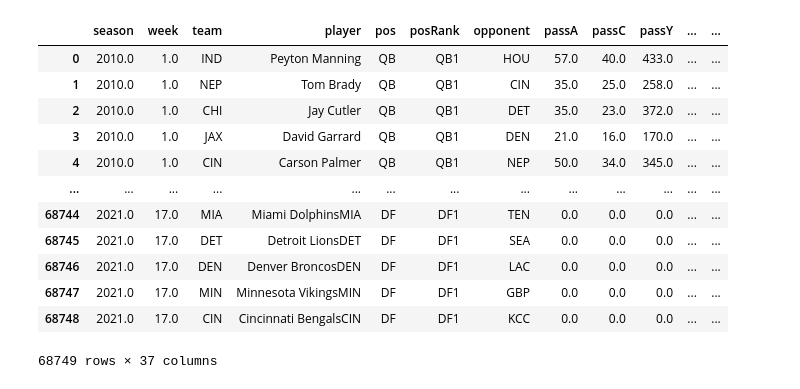
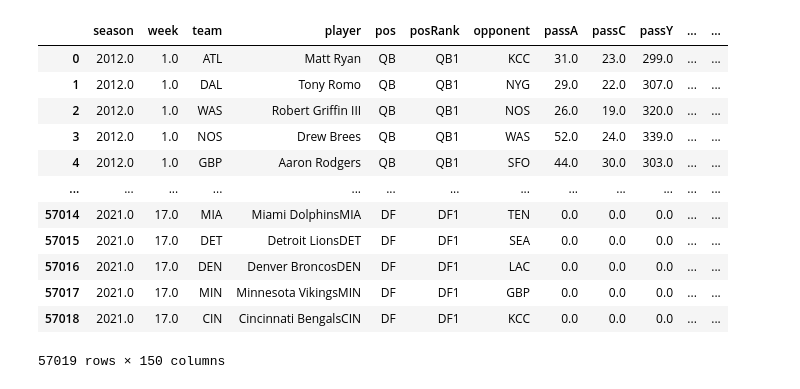
Before and after one commit to travisdharry/FantasyFootballPredictions, a Jupyter notebook: cleaning.ipynb, the cells around one changed output. Drawn from its saved outputs; the diff is of its cells as text; code cells hidden in the pictures.

```diff
--- a/cleaning.ipynb
+++ b/cleaning.ipynb
@@ -37,19 +97,27 @@ currentSeason_df = df.copy()
 #Create summary dfs for each season
 seasonsPrior1_df = df.copy()
 seasonsPrior1_df['season'] = seasonsPrior1_df['season'] + 1
-seasonsPrior1 = seasonsPrior1_df.groupby(['season', 'team', 'player']).mean()
-seasonsPrior1['gamesPlayed'] = seasonsPrior1_df.groupby(['season', 'team', 'player'])['week'].count()
+seasonsPrior1 = seasonsPrior1_df.groupby(['season', 'player']).mean()
+seasonsPrior1['gamesPlayed'] = seasonsPrior1_df.groupby(['season', 'player'])['week'].count()
 seasonsPrior1.drop(columns='week')
 seasonsPrior1.drop(columns='week', inplace=True)
 gamesPlayedCol = seasonsPrior1.pop('gamesPlayed')
 seasonsPrior1.insert(0, 'gamesPlayed', gamesPlayedCol)
+# Rename all columns in seasonsPrior1
+colList = [(x + "_prior1") for x in list(seasonsPrior1.columns)]
+seasonsPrior1.columns = colList
+seasonsPrior1
 
 # Create summary dfs for combined two seasons before
 seasonsPrior2_df = df.copy()
 seasonsPrior2_df['season'] = seasonsPrior2_df['season'] + 2
 seasonsPrior2_df = pd.concat([seasonsPrior1_df, seasonsPrior2_df], axis=0, ignore_index=True)
-seasonsPrior2 = seasonsPrior2_df.groupby(['season', 'team', 'player']).mean()
-seasonsPrior2['gamesPlayed'] = seasonsPrior2_df.groupby(['season', 'team', 'player'])['week'].count()
+seasonsPrior2 = seasonsPrior2_df.groupby(['season', 'player']).mean()
+seasonsPrior2['gamesPlayed'] = seasonsPrior2_df.groupby(['season', 'player'])['week'].count()
 seasonsPrior2.drop(columns='week', inplace=True)
 gamesPlayedCol = seasonsPrior2.pop('gamesPlayed')
 seasonsPrior2.insert(0, 'gamesPlayed', gamesPlayedCol)
+# Rename all columns in seasonsPrior2
+colList = [(x + "_prior2") for x in list(seasonsPrior2.columns)]
+seasonsPrior2.columns = colList
+seasonsPrior2
@@ -75,16 +139,15 @@ seasonsPrior1
-# %%
-df
-# %% [output]
-|  | season | week | team | player | pos | posRank | opponent | passA | passC | passY | ... | ... |
-| 0 | 2010.0 | 1.0 | IND | Peyton Manning | QB | QB1 | HOU | 57.0 | 40.0 | 433.0 | ... | ... |
-| 1 | 2010.0 | 1.0 | NEP | Tom Brady | QB | QB1 | CIN | 35.0 | 25.0 | 258.0 | ... | ... |
-| 2 | 2010.0 | 1.0 | CHI | Jay Cutler | QB | QB1 | DET | 35.0 | 23.0 | 372.0 | ... | ... |
-| 3 | 2010.0 | 1.0 | JAX | David Garrard | QB | QB1 | DEN | 21.0 | 16.0 | 170.0 | ... | ... |
-| 4 | 2010.0 | 1.0 | CIN | Carson Palmer | QB | QB1 | NEP | 50.0 | 34.0 | 345.0 | ... | ... |
-| ... | ... | ... | ... | ... | ... | ... | ... | ... | ... | ... | ... | ... |
-| 68744 | 2021.0 | 17.0 | MIA | Miami DolphinsMIA | DF | DF1 | TEN | 0.0 | 0.0 | 0.0 | ... | ... |
-| 68745 | 2021.0 | 17.0 | DET | Detroit LionsDET | DF | DF1 | SEA | 0.0 | 0.0 | 0.0 | ... | ... |
-| 68746 | 2021.0 | 17.0 | DEN | Denver BroncosDEN | DF | DF1 | LAC | 0.0 | 0.0 | 0.0 | ... | ... |
-| 68747 | 2021.0 | 17.0 | MIN | Minnesota VikingsMIN | DF | DF1 | GBP | 0.0 | 0.0 | 0.0 | ... | ... |
-| 68748 | 2021.0 | 17.0 | CIN | Cincinnati BengalsCIN | DF | DF1 | KCC | 0.0 | 0.0 | 0.0 | ... | ... |
-68749 rows × 37 columns
+# %%
+# Merge df, currentSeason, seasonsPrior1, and seasonsPrior1
+final = df.copy()
+final = final.merge(
+    seasonCurrent, how='left', on=['season', 'week', 'player']
+    ).merge(
+        seasonsPrior1, how='left', on=['season', 'player']
+        ).merge(
+            seasonsPrior2, how='left', on=['season', 'player']
+            )
+# remove players who do not have a unique identifying name, and remove rows where we do not have two full years prior data
+final = final.loc[final['season']>2011]
+final = final.loc[~final['player'].isin(['Alex Smith', 'David Johnson', 'Steve Smith', 'Emmanuel Sanders'])]
+# fill NA values for players who do not have two years prior data
+final.fillna(0, inplace=True)
@@ -90,0 +203,16 @@ df
+# %%
+final
+# %% [output]
+|  | season | week | team | player | pos | posRank | opponent | passA | passC | passY | ... | ... |
+| 0 | 2012.0 | 1.0 | ATL | Matt Ryan | QB | QB1 | KCC | 31.0 | 23.0 | 299.0 | ... | ... |
+| 1 | 2012.0 | 1.0 | DAL | Tony Romo | QB | QB1 | NYG | 29.0 | 22.0 | 307.0 | ... | ... |
+| 2 | 2012.0 | 1.0 | WAS | Robert Griffin III | QB | QB1 | NOS | 26.0 | 19.0 | 320.0 | ... | ... |
+| 3 | 2012.0 | 1.0 | NOS | Drew Brees | QB | QB1 | WAS | 52.0 | 24.0 | 339.0 | ... | ... |
+| 4 | 2012.0 | 1.0 | GBP | Aaron Rodgers | QB | QB1 | SFO | 44.0 | 30.0 | 303.0 | ... | ... |
+| ... | ... | ... | ... | ... | ... | ... | ... | ... | ... | ... | ... | ... |
+| 57014 | 2021.0 | 17.0 | MIA | Miami DolphinsMIA | DF | DF1 | TEN | 0.0 | 0.0 | 0.0 | ... | ... |
+| 57015 | 2021.0 | 17.0 | DET | Detroit LionsDET | DF | DF1 | SEA | 0.0 | 0.0 | 0.0 | ... | ... |
+| 57016 | 2021.0 | 17.0 | DEN | Denver BroncosDEN | DF | DF1 | LAC | 0.0 | 0.0 | 0.0 | ... | ... |
+| 57017 | 2021.0 | 17.0 | MIN | Minnesota VikingsMIN | DF | DF1 | GBP | 0.0 | 0.0 | 0.0 | ... | ... |
+| 57018 | 2021.0 | 17.0 | CIN | Cincinnati BengalsCIN | DF | DF1 | KCC | 0.0 | 0.0 | 0.0 | ... | ... |
+57019 rows × 150 columns
```
Also changed, not shown: parts of 8 cells of this notebook, 2 other files.
